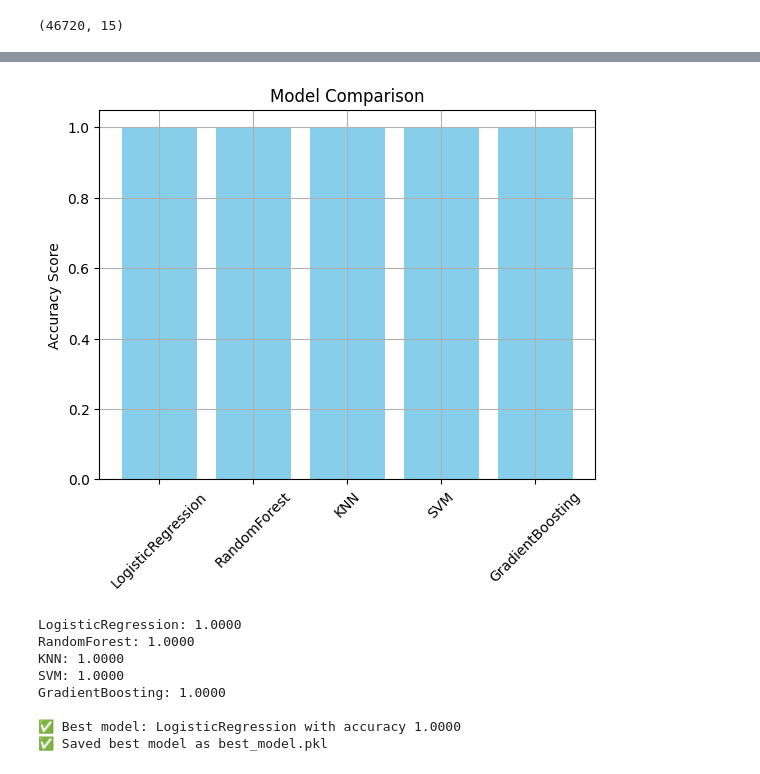
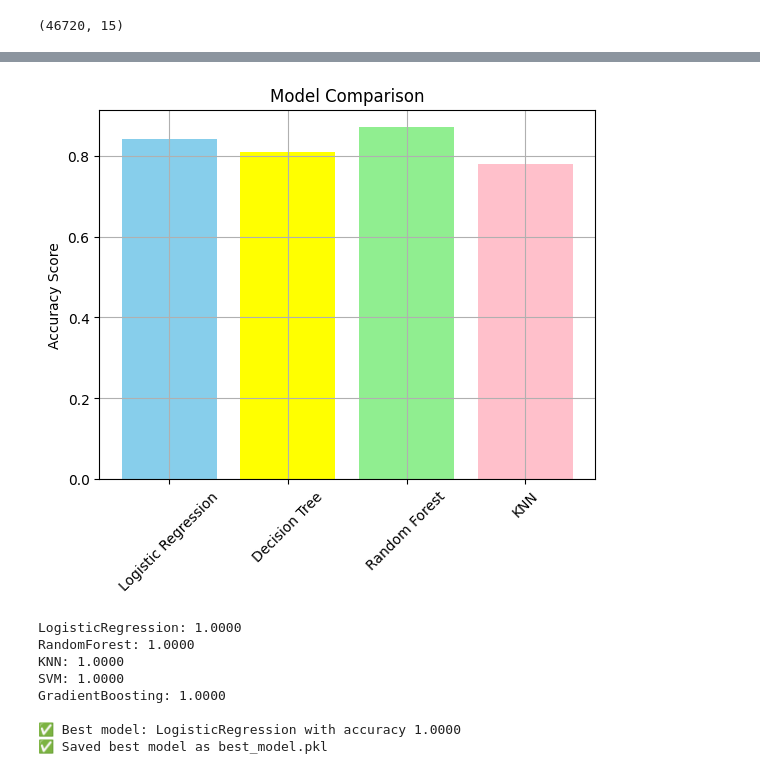
Before and after one commit to Ojas-597/Employee-Salary-Predictor-, a Jupyter notebook: employee_salary_predictor.ipynb, the cells around one changed output, grey strips where cells are left out. Drawn from its saved outputs; the diff is of its cells as text; code cells hidden in the pictures.

```diff
--- a/employee_salary_predictor.ipynb
+++ b/employee_salary_predictor.ipynb
@@ -267,11 +295,18 @@ x
+# %%
+results = {
+    "Logistic Regression": 0.84,
+    "Decision Tree": 0.81,
+    "Random Forest": 0.87,
+    "KNN": 0.78
+}
 # %%
 import matplotlib.pyplot as plt
-plt.bar(results.keys(), results.values(), color='skyblue')
+plt.bar(results.keys(), results.values(), color=['skyblue','yellow','lightgreen' ,'pink'])
 plt.ylabel('Accuracy Score')
 plt.title('Model Comparison')
 plt.xticks(rotation=45)
 plt.grid(True)
 plt.show()
 # %% [output]
-[figure, old version]
+[figure, new version]
 # %%
```
Also changed, not shown: parts of 15 cells of this notebook.
